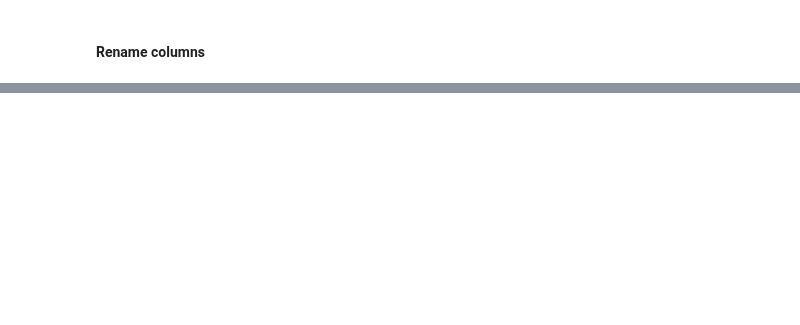
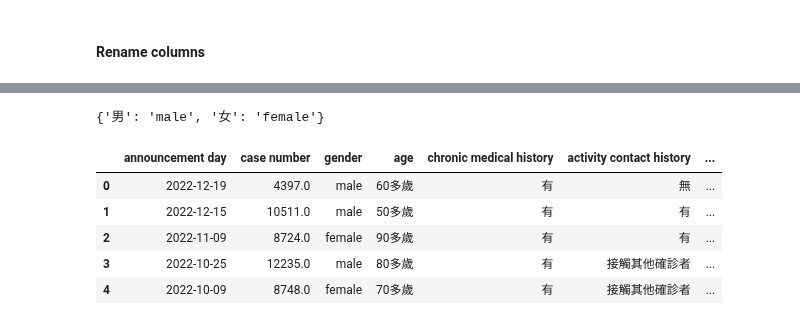
Before and after one commit to belongtothenight/BD_ML_Code, a Jupyter notebook: src/BD_w14_hw.ipynb, the cells around one changed output, grey strips where cells are left out. Saved outputs shown, nothing was run; the diff lists cells and outputs as text; code cells hidden in the pictures; blank space fills up the shorter version.

```diff
--- a/src/BD_w14_hw.ipynb
+++ b/src/BD_w14_hw.ipynb
@@ -259,0 +278,13 @@ print(columns_ts)
+# %%
+map_dict = dict(zip(genders, genders_ts))
+print(map_dict)
+data['gender'] = data['gender'].map(map_dict)
+data.head()
+# %% [output]
+{'男': 'male', '女': 'female'}
+|  | announcement day | case number | gender | age | chronic medical history | activity contact history | ... |
+| 0 | 2022-12-19 | 4397.0 | male | 60多歲 | 有 | 無 | ... |
+| 1 | 2022-12-15 | 10511.0 | male | 50多歲 | 有 | 有 | ... |
+| 2 | 2022-11-09 | 8724.0 | female | 90多歲 | 有 | 有 | ... |
+| 3 | 2022-10-25 | 12235.0 | male | 80多歲 | 有 | 接觸其他確診者 | ... |
+| 4 | 2022-10-09 | 8748.0 | female | 70多歲 | 有 | 接觸其他確診者 | ... |
```
Also changed, not shown: parts of 9 cells of this notebook.
